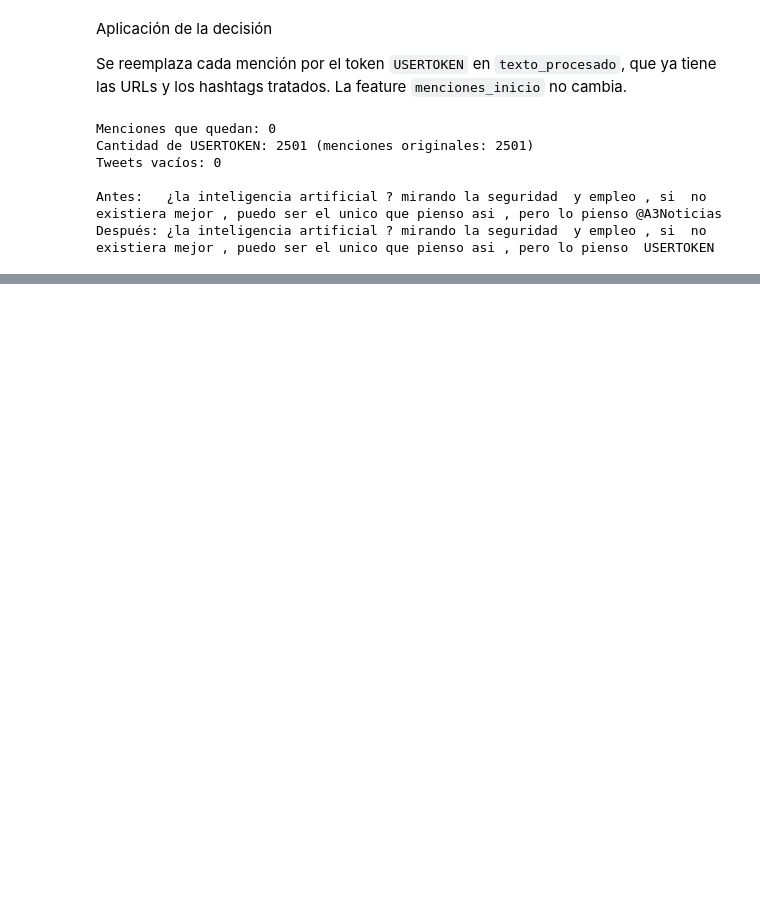
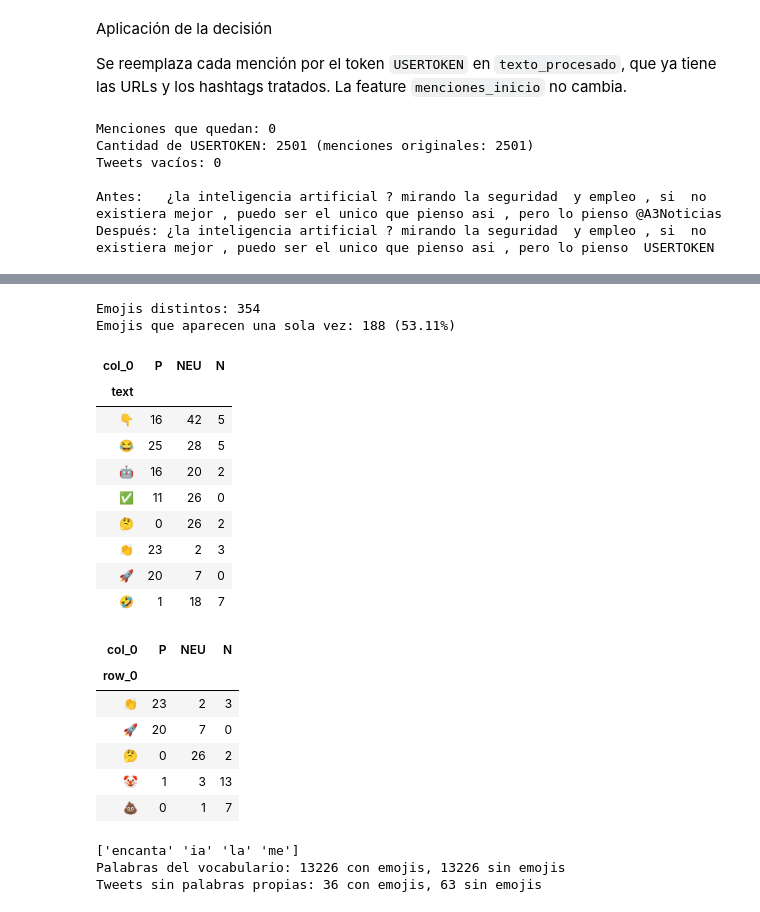
Before and after one commit to Barlita03/TP-CienciasDeDatos, a Jupyter notebook: TP1_CdD.ipynb, the cells around one changed output, grey strips where cells are left out. Cells and saved outputs as stored; diff of their text form; code cells hidden in the pictures; blank space fills up the shorter version.

```diff
--- a/TP1_CdD.ipynb
+++ b/TP1_CdD.ipynb
@@ -1729,0 +1764,42 @@ Después: ¿la inteligencia artificial ? mirando la seguridad  y empleo , si  no
+# %%
+# Emojis más usados y clase de los tweets donde aparecen
+todos_los_emojis = lista_emojis.explode().dropna()
+cantidad_por_emoji = todos_los_emojis.value_counts()
+print(f"Emojis distintos: {len(cantidad_por_emoji)}")
+print(f"Emojis que aparecen una sola vez: {(cantidad_por_emoji == 1).sum()} ({(cantidad_por_emoji == 1).mean():.2%})")
+emoji_y_clase = pd.crosstab(todos_los_emojis.values, train.loc[todos_los_emojis.index, 'polarity'].values)[orden]
+display(emoji_y_clase.loc[cantidad_por_emoji.head(8).index])
+display(emoji_y_clase.loc[['👏', '🚀', '🤔', '🤡', '💩']])
+
+# Palabras que TF-IDF obtiene de un tweet con emojis
+print(TfidfVectorizer().fit(['Me encanta la IA 😍']).get_feature_names_out())
+
+# Efecto de borrar los emojis: vocabulario y tweets sin palabras propias
+texto_sin_emojis = train['text'].map(lambda texto: emj.replace_emoji(texto, replace=' '))
+print(f"Palabras del vocabulario: {tamano_vocabulario(train['text'])} con emojis, {tamano_vocabulario(texto_sin_emojis)} sin emojis")
+sin_url_ni_mencion = train['text'].map(lambda texto: re.sub(patron_mencion, ' ', re.sub(patron_url, ' ', texto)))
+print(f"Tweets sin palabras propias: {(sin_url_ni_mencion.str.strip() == '').sum()} con emojis, "
+      f"{(sin_url_ni_mencion.map(lambda texto: emj.replace_emoji(texto, replace=' ')).str.strip() == '').sum()} sin emojis")
+# %% [output]
+Emojis distintos: 354
+Emojis que aparecen una sola vez: 188 (53.11%)
+| col_0 | P | NEU | N |
+| text |  |  |  |
+| 👇 | 16 | 42 | 5 |
+| 😂 | 25 | 28 | 5 |
+| 🤖 | 16 | 20 | 2 |
+| ✅ | 11 | 26 | 0 |
+| 🤔 | 0 | 26 | 2 |
+| 👏 | 23 | 2 | 3 |
+| 🚀 | 20 | 7 | 0 |
+| 🤣 | 1 | 18 | 7 |
+| col_0 | P | NEU | N |
+| row_0 |  |  |  |
+| 👏 | 23 | 2 | 3 |
+| 🚀 | 20 | 7 | 0 |
+| 🤔 | 0 | 26 | 2 |
+| 🤡 | 1 | 3 | 13 |
+| 💩 | 0 | 1 | 7 |
+['encanta' 'ia' 'la' 'me']
+Palabras del vocabulario: 13226 con emojis, 13226 sin emojis
+Tweets sin palabras propias: 36 con emojis, 63 sin emojis
```
Also changed, not shown: parts of 13 cells of this notebook, 3 other files.
